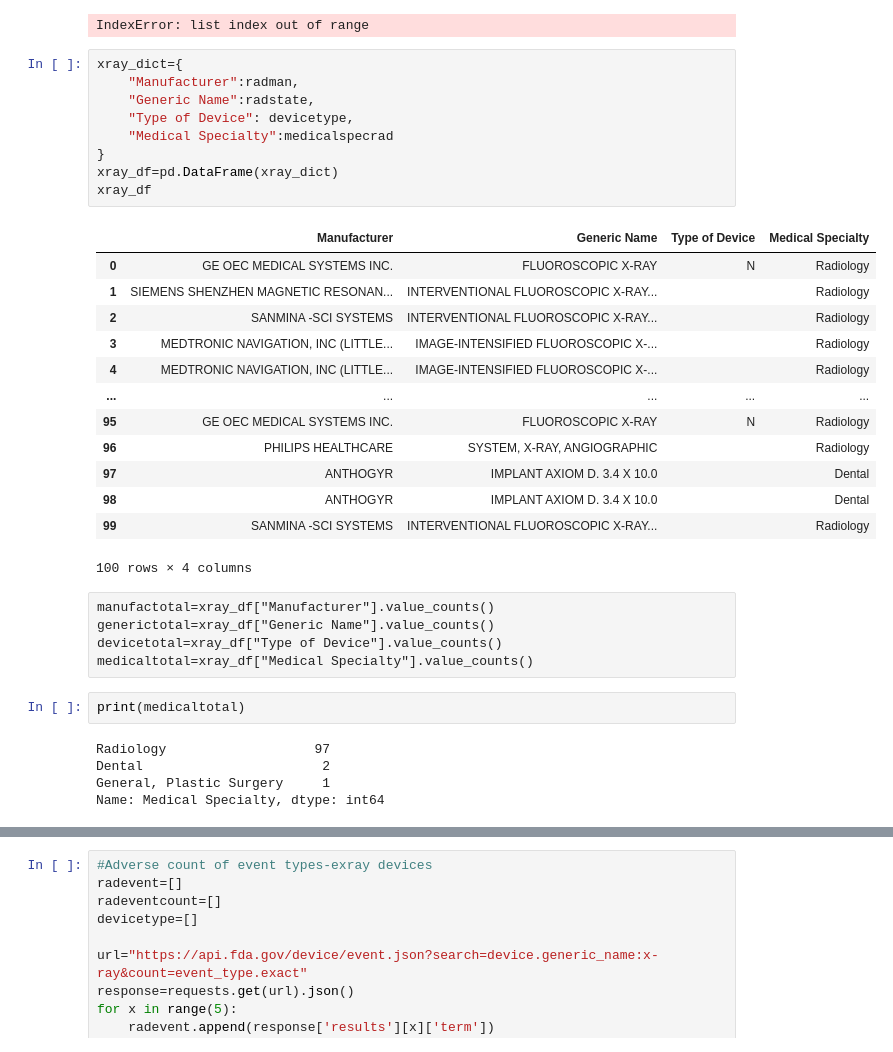
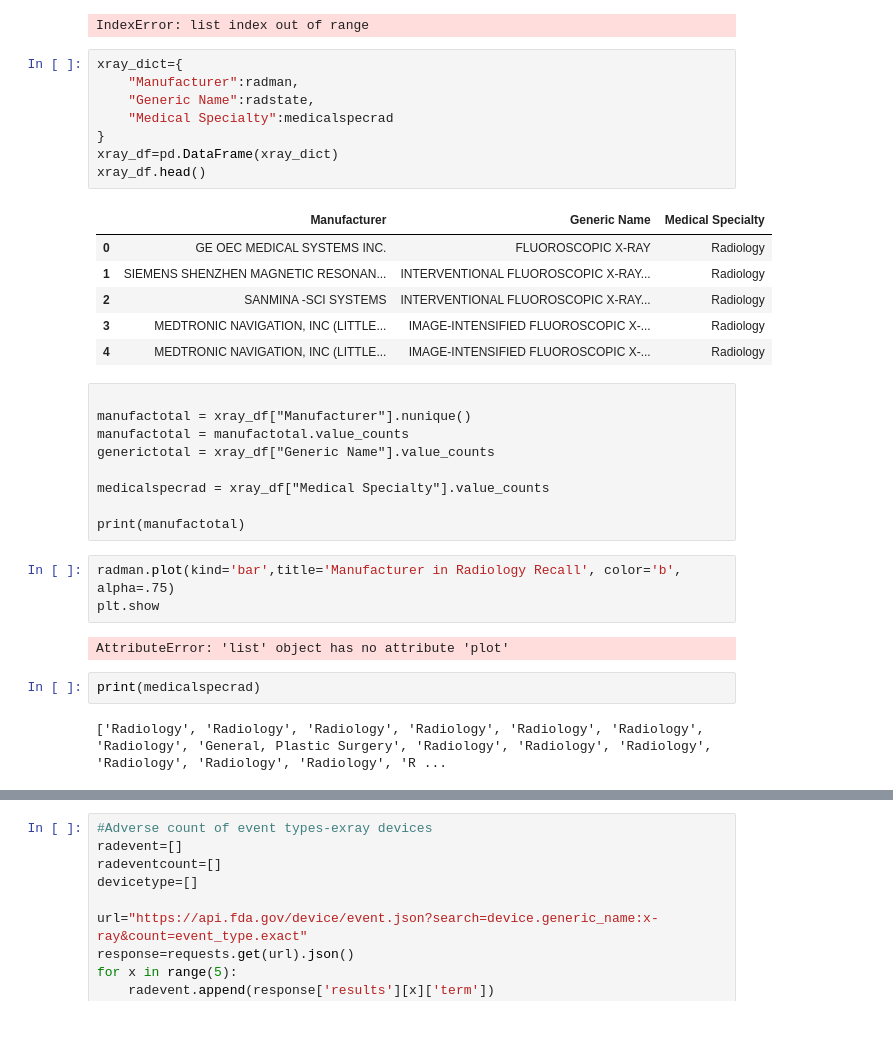
Before and after one commit to Cosette3737/Project1GroupB, a Jupyter notebook: Untitled.ipynb, the cells around one changed output, grey strips where cells are left out. Saved outputs shown, nothing was run; the diff lists cells and outputs as text; blank space fills up the shorter version.

```diff
--- a/Untitled.ipynb
+++ b/Untitled.ipynb
@@ -341,36 +321,34 @@ IndexError: list index out of range
 # %%
 xray_dict={
     "Manufacturer":radman,
     "Generic Name":radstate,
-    "Type of Device": devicetype,
     "Medical Specialty":medicalspecrad
 }
 xray_df=pd.DataFrame(xray_dict)
-xray_df
+xray_df.head()
 # %% [output]
-|  | Manufacturer | Generic Name | Type of Device | Medical Specialty |
-| 0 | GE OEC MEDICAL SYSTEMS INC. | FLUOROSCOPIC X-RAY | N | Radiology |
-| 1 | SIEMENS SHENZHEN MAGNETIC RESONAN... | INTERVENTIONAL FLUOROSCOPIC X-RAY... |  | Radiology |
-| 2 | SANMINA -SCI SYSTEMS | INTERVENTIONAL FLUOROSCOPIC X-RAY... |  | Radiology |
-| 3 | MEDTRONIC NAVIGATION, INC (LITTLE... | IMAGE-INTENSIFIED FLUOROSCOPIC X-... |  | Radiology |
-| 4 | MEDTRONIC NAVIGATION, INC (LITTLE... | IMAGE-INTENSIFIED FLUOROSCOPIC X-... |  | Radiology |
-| ... | ... | ... | ... | ... |
-| 95 | GE OEC MEDICAL SYSTEMS INC. | FLUOROSCOPIC X-RAY | N | Radiology |
-| 96 | PHILIPS HEALTHCARE | SYSTEM, X-RAY, ANGIOGRAPHIC |  | Radiology |
-| 97 | ANTHOGYR | IMPLANT AXIOM D. 3.4 X 10.0 |  | Dental |
-| 98 | ANTHOGYR | IMPLANT AXIOM D. 3.4 X 10.0 |  | Dental |
-| 99 | SANMINA -SCI SYSTEMS | INTERVENTIONAL FLUOROSCOPIC X-RAY... |  | Radiology |
+|  | Manufacturer | Generic Name | Medical Specialty |
+| 0 | GE OEC MEDICAL SYSTEMS INC. | FLUOROSCOPIC X-RAY | Radiology |
+| 1 | SIEMENS SHENZHEN MAGNETIC RESONAN... | INTERVENTIONAL FLUOROSCOPIC X-RAY... | Radiology |
+| 2 | SANMINA -SCI SYSTEMS | INTERVENTIONAL FLUOROSCOPIC X-RAY... | Radiology |
+| 3 | MEDTRONIC NAVIGATION, INC (LITTLE... | IMAGE-INTENSIFIED FLUOROSCOPIC X-... | Radiology |
+| 4 | MEDTRONIC NAVIGATION, INC (LITTLE... | IMAGE-INTENSIFIED FLUOROSCOPIC X-... | Radiology |
-100 rows × 4 columns
 # %% [raw]
-manufactotal=xray_df["Manufacturer"].value_counts()
-generictotal=xray_df["Generic Name"].value_counts()
-devicetotal=xray_df["Type of Device"].value_counts()
-medicaltotal=xray_df["Medical Specialty"].value_counts()
+
+manufactotal = xray_df["Manufacturer"].nunique()
+manufactotal = manufactotal.value_counts
+generictotal = xray_df["Generic Name"].value_counts
+
+medicalspecrad = xray_df["Medical Specialty"].value_counts
+
+print(manufactotal)
+# %%
+radman.plot(kind='bar',title='Manufacturer in Radiology Recall', color='b', alpha=.75)
+plt.show
+# %% [output]
+AttributeError: 'list' object has no attribute 'plot'
 # %%
-print(medicaltotal)
+print(medicalspecrad)
 # %% [output]
-Radiology                   97
-Dental                       2
-General, Plastic Surgery     1
-Name: Medical Specialty, dtype: int64
+['Radiology', 'Radiology', 'Radiology', 'Radiology', 'Radiology', 'Radiology', 'Radiology', 'General, Plastic Surgery', 'Radiology', 'Radiology', 'Radiology', 'Radiology', 'Radiology', 'Radiology', 'R ...
 # %%
```
Also changed, not shown: parts of 23 cells of this notebook, 4 other files.
